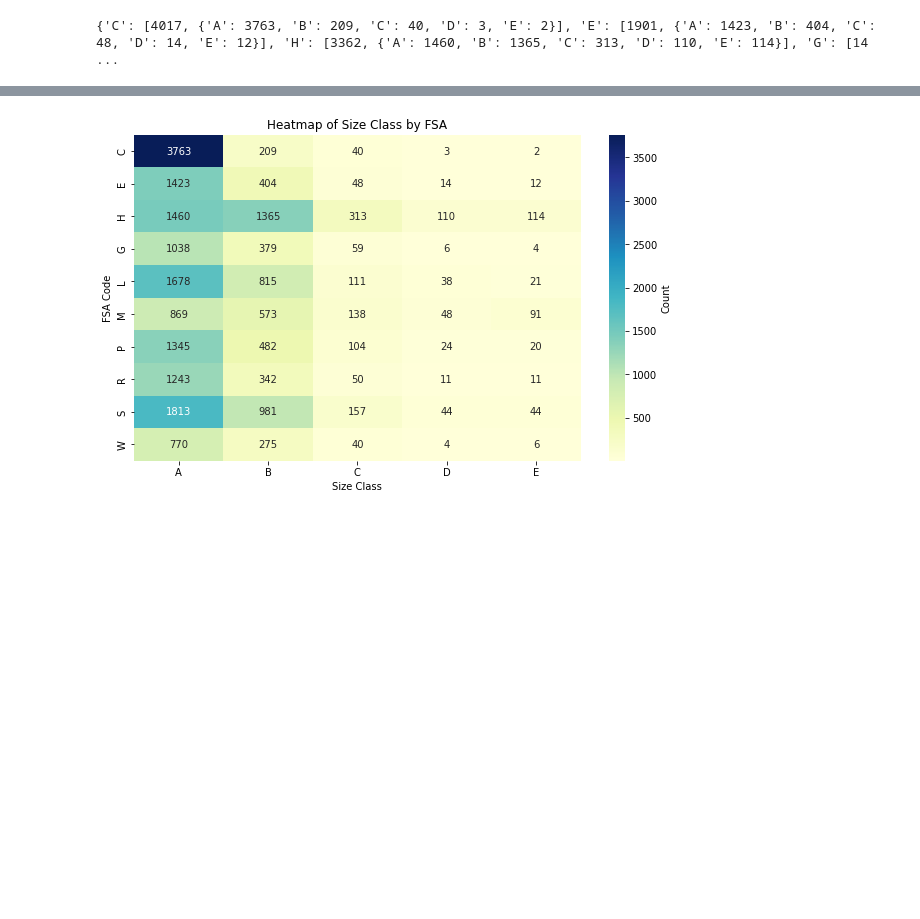
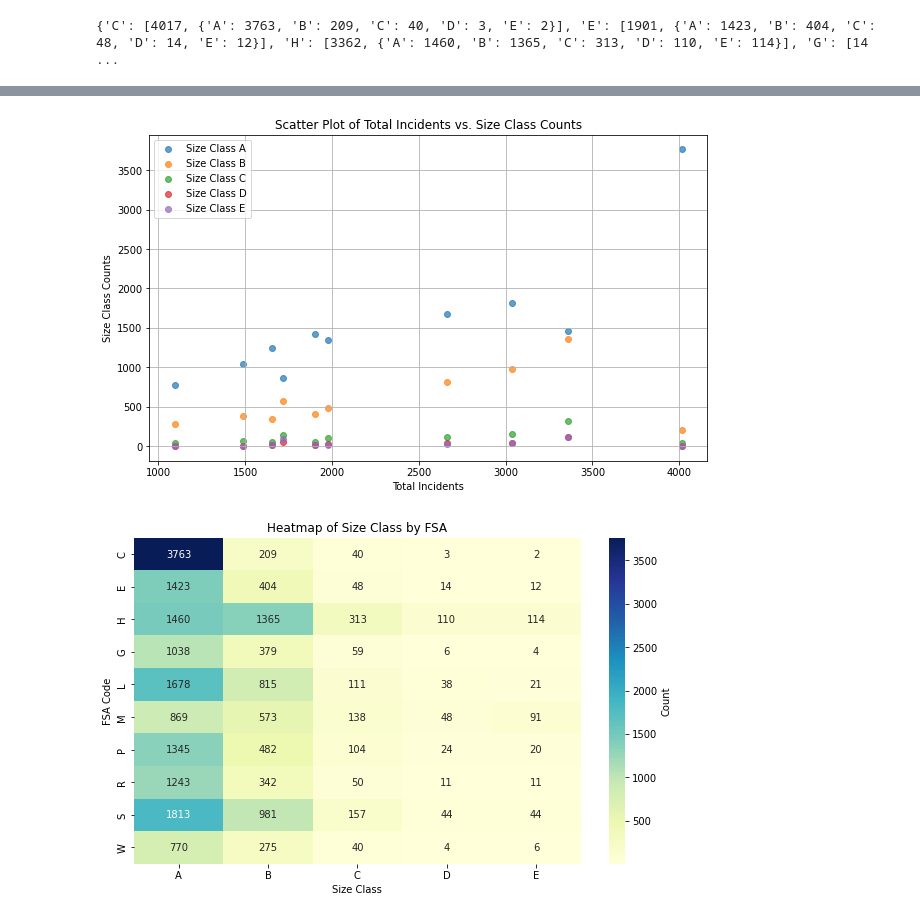
Before and after one commit to pandya-aditya/CxC_Hackathon, a Jupyter notebook: main.ipynb, the cells around one changed output, grey strips where cells are left out. Drawn from its saved outputs; the diff is of its cells as text; code cells hidden in the pictures; blank space fills up the shorter version.

```diff
--- a/main.ipynb
+++ b/main.ipynb
@@ -49,3 +79,20 @@ print(FSA_dict)
+# %%
+fsa_codes = list(FSA_dict.keys())
+total_incidents = [data[0] for data in FSA_dict.values()]
+size_class_counts = {cls: [data[1][cls] for data in FSA_dict.values()] for cls in ['A', 'B', 'C', 'D', 'E']}
+
+plt.figure(figsize=(10, 6))
+for cls, counts in size_class_counts.items():
+    plt.scatter(total_incidents, counts, label=f'Size Class {cls}', alpha=0.7)
+
+plt.title('Scatter Plot of Total Incidents vs. Size Class Counts')
+plt.xlabel('Total Incidents')
+plt.ylabel('Size Class Counts')
+plt.legend()
+plt.grid(True)
+plt.show()
+# %% [output]
+[figure, added]
 # %%
 df = pd.DataFrame(FSA_dict).T
 df.columns = ['Total', 'Size Class Count']
```
Also changed, not shown: parts of 3 cells of this notebook.
